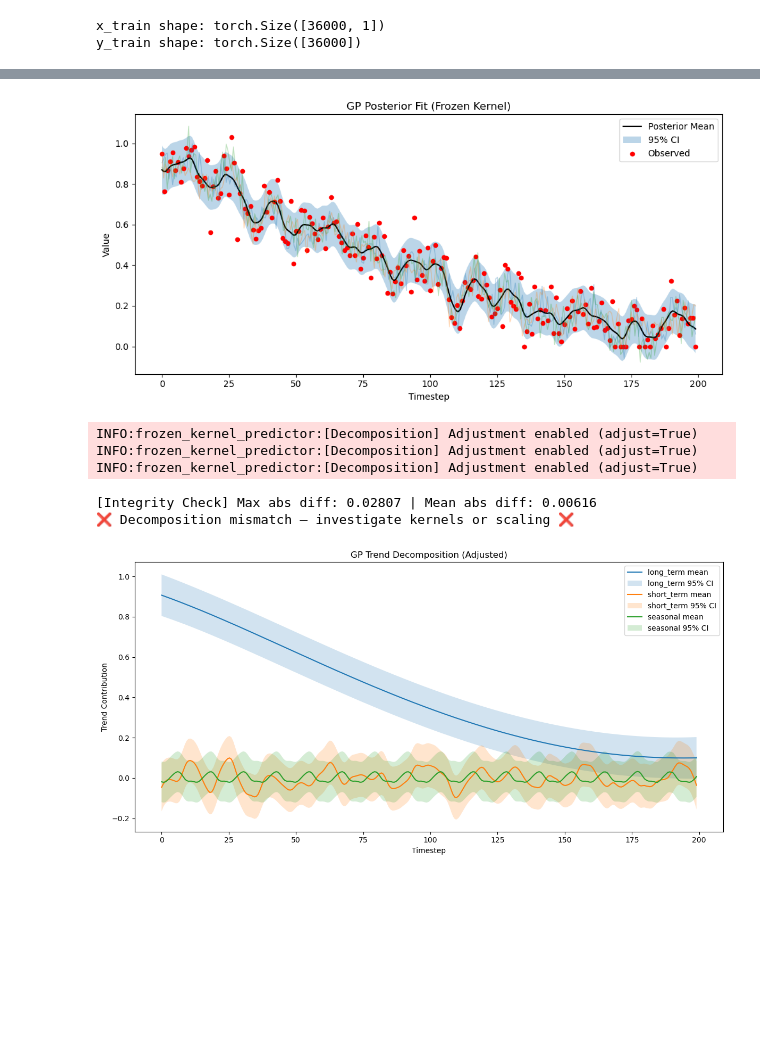
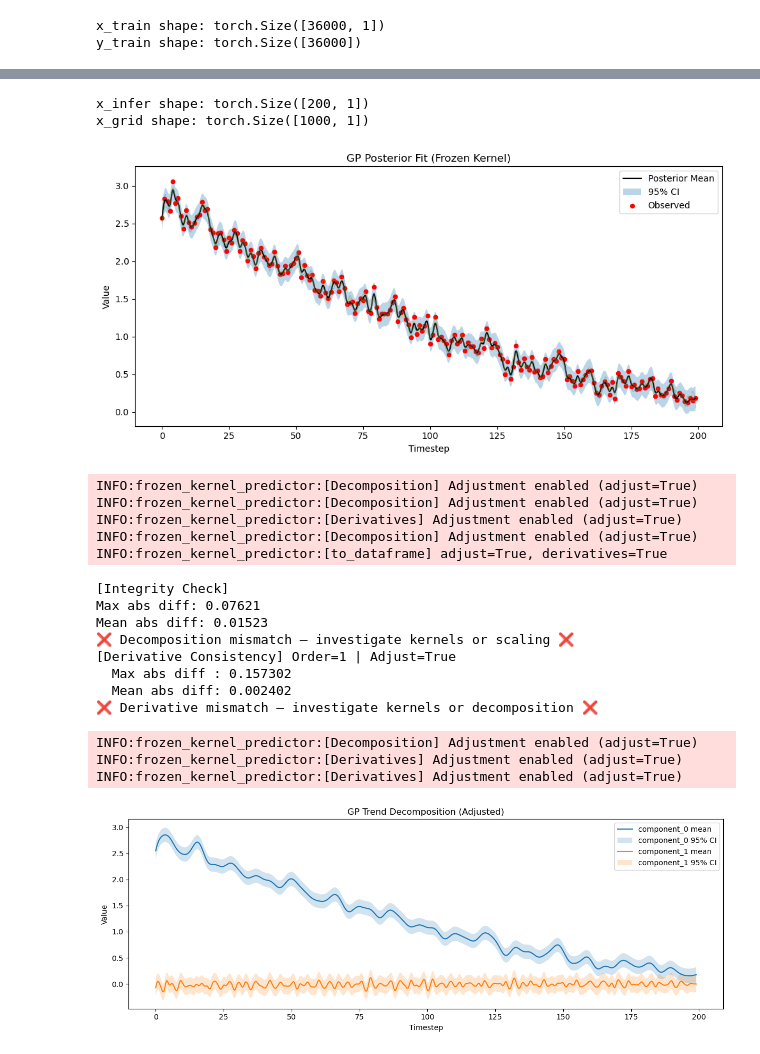
Before and after one commit to views-platform/views-models, a Jupyter notebook: models/purple_alien/notebooks/gp_experiements/gp_test03.ipynb, the cells around one changed output, grey strips where cells are left out. Saved outputs shown, nothing was run; the diff lists cells and outputs as text; code cells hidden in the pictures; blank space fills up the shorter version.

```diff
--- a/models/purple_alien/notebooks/gp_experiements/gp_test03.ipynb
+++ b/models/purple_alien/notebooks/gp_experiements/gp_test03.ipynb
@@ -269,7 +182,7 @@ model = ExactGPModel(
     train_x=train_x,
     train_y=train_y,
     likelihood=likelihood,
-    kernel_config= advance_kernel_config,
+    kernel_config= kernel_config,
     use_mvp_kernel=False,
     mean_type="zero"
 )
@@ -342,39 +249,70 @@ ts_id = np.random.choice(df.series_id.unique())
 ts_df_infer = df[df.series_id == ts_id].copy().iloc[:200]  # Optional slicing
 
 x_infer = torch.tensor(ts_df_infer["timestep"].values, dtype=torch.float32).unsqueeze(-1)
 y_infer = torch.tensor(ts_df_infer["value"].values, dtype=torch.float32)
 
 # === Define predictor using frozen kernel & trained likelihood ===
+#predictor = FrozenKernelPredictor(
+#    kernel=model.covar_module,
+#    likelihood=likelihood,  # reuse trained likelihood
+#    component_names=["long_term", "short_term", "seasonal"]
+#)
+
+
 predictor = FrozenKernelPredictor(
     kernel=model.covar_module,
     likelihood=likelihood,  # reuse trained likelihood
-    component_names=["long_term", "short_term", "seasonal"]
+    #component_names=["long_term", "short_term", "seasonal"]
 )
 
 predictor.infer(x_infer, y_infer)
 
 # Optional: freeze for multiprocessing reuse
 frozen_clone = predictor.freeze()
 
 # === Evaluation grid
-x_grid = torch.linspace(x_infer.min(), x_infer.max(), 300).unsqueeze(-1)
+x_grid = torch.linspace(x_infer.min(), x_infer.max(), 1000).unsqueeze(-1)
+
+# print the shape of the original x_infer
+print(f"x_infer shape: {x_infer.shape}")
+
+# print the shape of x_grid
+print(f"x_grid shape: {x_grid.shape}")
 
 # === Plot full fit with posterior samples ===
 predictor.plot_fit(x_grid, show_samples=True, num_samples=3)
 
 # === Decomposition (with adjusted components for interpretability) ===
 decomp = predictor.posterior_decomposition(x_grid, adjust=True)
 
 # ✅ Integrity check (after adjustment)
 predictor.check_decomposition_integrity(x_grid, adjust=True)
 
+#
+predictor.check_derivative_consistency(x_grid, adjust=True)
+
+
+
 # === Plot each decomposed component ===
 predictor.plot_decomposition(x_grid, num_samples=0, adjust=True)
 # %% [output]
+x_infer shape: torch.Size([200, 1])
+x_grid shape: torch.Size([1000, 1])
-[figure, old version]
+[figure, new version]
-INFO:frozen_kernel_predictor:[Decomposition] Adjustment enabled (adjust=True)
-INFO:frozen_kernel_predictor:[Decomposition] Adjustment enabled (adjust=True)
-INFO:frozen_kernel_predictor:[Decomposition] Adjustment enabled (adjust=True)
-[Integrity Check] Max abs diff: 0.02807 | Mean abs diff: 0.00616
-❌ Decomposition mismatch — investigate kernels or scaling ❌
+INFO:frozen_kernel_predictor:[Decomposition] Adjustment enabled (adjust=True)
+INFO:frozen_kernel_predictor:[Decomposition] Adjustment enabled (adjust=True)
+INFO:frozen_kernel_predictor:[Derivatives] Adjustment enabled (adjust=True)
+INFO:frozen_kernel_predictor:[Decomposition] Adjustment enabled (adjust=True)
+INFO:frozen_kernel_predictor:[to_dataframe] adjust=True, derivatives=True
+[Integrity Check]
+Max abs diff: 0.07621
+Mean abs diff: 0.01523
+❌ Decomposition mismatch — investigate kernels or scaling ❌
+[Derivative Consistency] Order=1 | Adjust=True
+  Max abs diff : 0.157302
+  Mean abs diff: 0.002402
+❌ Derivative mismatch — investigate kernels or decomposition ❌
+INFO:frozen_kernel_predictor:[Decomposition] Adjustment enabled (adjust=True)
+INFO:frozen_kernel_predictor:[Derivatives] Adjustment enabled (adjust=True)
+INFO:frozen_kernel_predictor:[Derivatives] Adjustment enabled (adjust=True)
-[figure, old version]
+[figure, new version]
```
Also changed, not shown: parts of 20 cells of this notebook, 1 other file.
